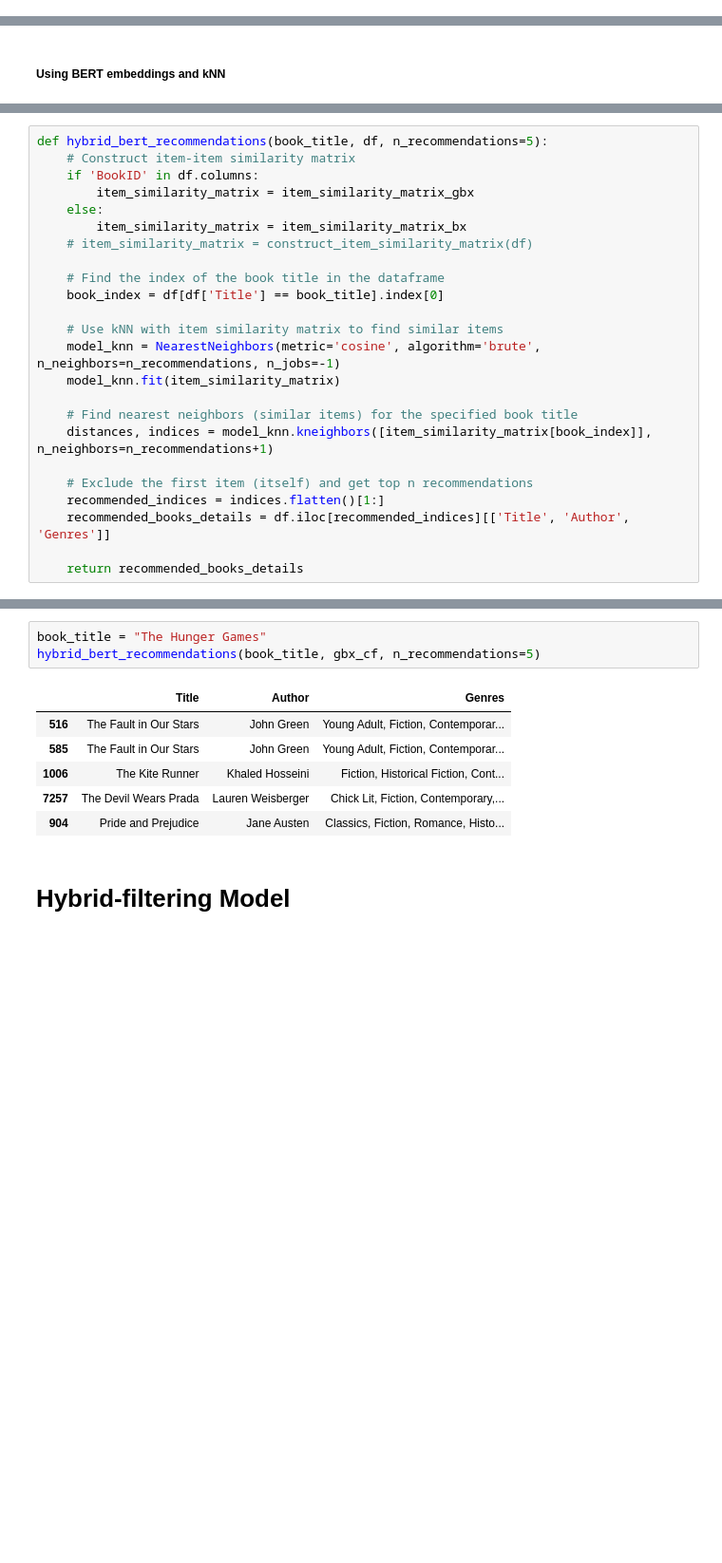
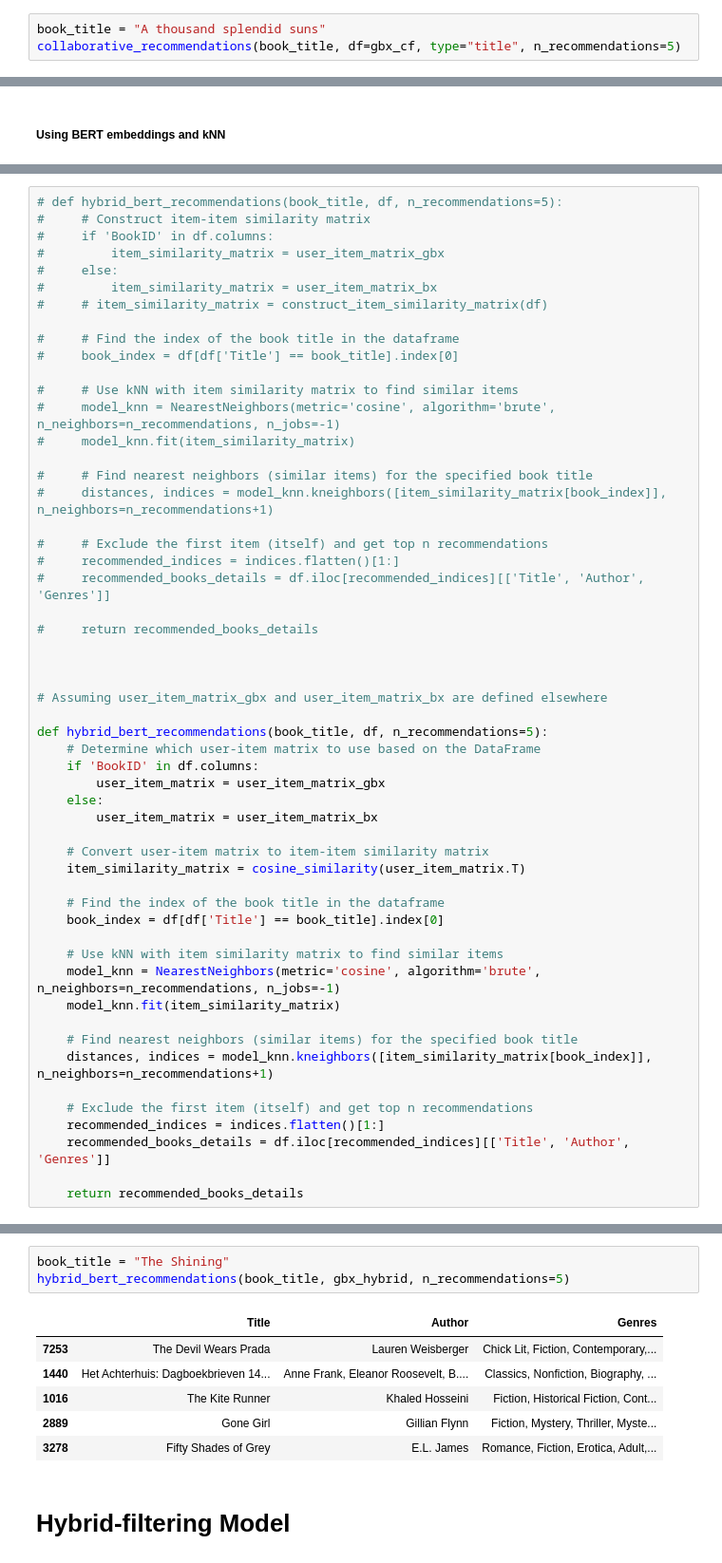
Before and after one commit to sanjeevani1193/Book-Recommendation-System-Using-Machine-Learning-Techniques, a Jupyter notebook: Book_Recommendation_System.ipynb, the cells around one changed output, grey strips where cells are left out. Shown at 95% size. Drawn from its saved outputs; the diff is of its cells as text; blank space fills up the shorter version.

Commit message:
Implementation done with User Interface

```diff
--- a/Book_Recommendation_System.ipynb
+++ b/Book_Recommendation_System.ipynb
@@ -618,0 +876,3 @@ combined_item_similarity_cf_recommendations(book_title, gbx_cf, n_recommendation
+# %%
+book_title = "A thousand splendid suns"
+collaborative_recommendations(book_title, df=gbx_cf, type="title", n_recommendations=5)
@@ -649,11 +908,41 @@ item_similarity_matrix_gbx = cosine_similarity(gbx_title_embedding)
 # %%
+# def hybrid_bert_recommendations(book_title, df, n_recommendations=5):
+#     # Construct item-item similarity matrix
+#     if 'BookID' in df.columns:
+#         item_similarity_matrix = user_item_matrix_gbx
+#     else:
+#         item_similarity_matrix = user_item_matrix_bx
+#     # item_similarity_matrix = construct_item_similarity_matrix(df)
+
+#     # Find the index of the book title in the dataframe
+#     book_index = df[df['Title'] == book_title].index[0]
+
+#     # Use kNN with item similarity matrix to find similar items
+#     model_knn = NearestNeighbors(metric='cosine', algorithm='brute', n_neighbors=n_recommendations, n_jobs=-1)
+#     model_knn.fit(item_similarity_matrix)
+
+#     # Find nearest neighbors (similar items) for the specified book title
+#     distances, indices = model_knn.kneighbors([item_similarity_matrix[book_index]], n_neighbors=n_recommendations+1)
+
+#     # Exclude the first item (itself) and get top n recommendations
+#     recommended_indices = indices.flatten()[1:]
+#     recommended_books_details = df.iloc[recommended_indices][['Title', 'Author', 'Genres']]
+
+#     return recommended_books_details
+
+
+
+# Assuming user_item_matrix_gbx and user_item_matrix_bx are defined elsewhere
+
 def hybrid_bert_recommendations(book_title, df, n_recommendations=5):
-    # Construct item-item similarity matrix
+    # Determine which user-item matrix to use based on the DataFrame
     if 'BookID' in df.columns:
-        item_similarity_matrix = item_similarity_matrix_gbx
+        user_item_matrix = user_item_matrix_gbx
     else:
-        item_similarity_matrix = item_similarity_matrix_bx
-    # item_similarity_matrix = construct_item_similarity_matrix(df)
+        user_item_matrix = user_item_matrix_bx
+
+    # Convert user-item matrix to item-item similarity matrix
+    item_similarity_matrix = cosine_similarity(user_item_matrix.T)
 
     # Find the index of the book title in the dataframe
     book_index = df[df['Title'] == book_title].index[0]
@@ -673,13 +982,13 @@ def hybrid_bert_recommendations(book_title, df, n_recommendations=5):
 # %%
-book_title = "The Hunger Games"
-hybrid_bert_recommendations(book_title, gbx_cf, n_recommendations=5)
+book_title = "The Shining"
+hybrid_bert_recommendations(book_title, gbx_hybrid, n_recommendations=5)
 # %% [output]
 |  | Title | Author | Genres |
-| 516 | The Fault in Our Stars | John Green | Young Adult, Fiction, Contemporar... |
-| 585 | The Fault in Our Stars | John Green | Young Adult, Fiction, Contemporar... |
-| 1006 | The Kite Runner | Khaled Hosseini | Fiction, Historical Fiction, Cont... |
-| 7257 | The Devil Wears Prada | Lauren Weisberger | Chick Lit, Fiction, Contemporary,... |
-| 904 | Pride and Prejudice | Jane Austen | Classics, Fiction, Romance, Histo... |
+| 7253 | The Devil Wears Prada | Lauren Weisberger | Chick Lit, Fiction, Contemporary,... |
+| 1440 | Het Achterhuis: Dagboekbrieven 14... | Anne Frank, Eleanor Roosevelt, B.... | Classics, Nonfiction, Biography, ... |
+| 1016 | The Kite Runner | Khaled Hosseini | Fiction, Historical Fiction, Cont... |
+| 2889 | Gone Girl | Gillian Flynn | Fiction, Mystery, Thriller, Myste... |
+| 3278 | Fifty Shades of Grey | E.L. James | Romance, Fiction, Erotica, Adult,... |
 # %% [markdown]
 # Hybrid-filtering Model
 # %% [markdown]
```
Also changed, not shown: parts of 166 cells of this notebook.
